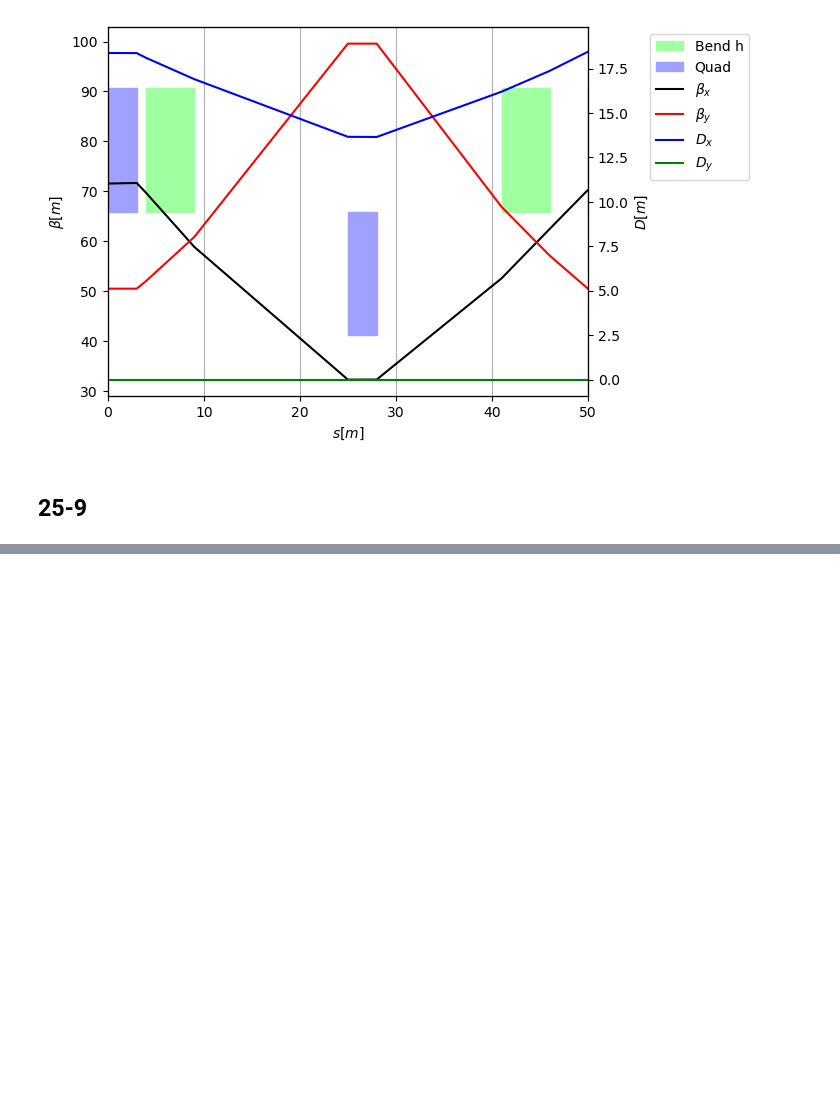
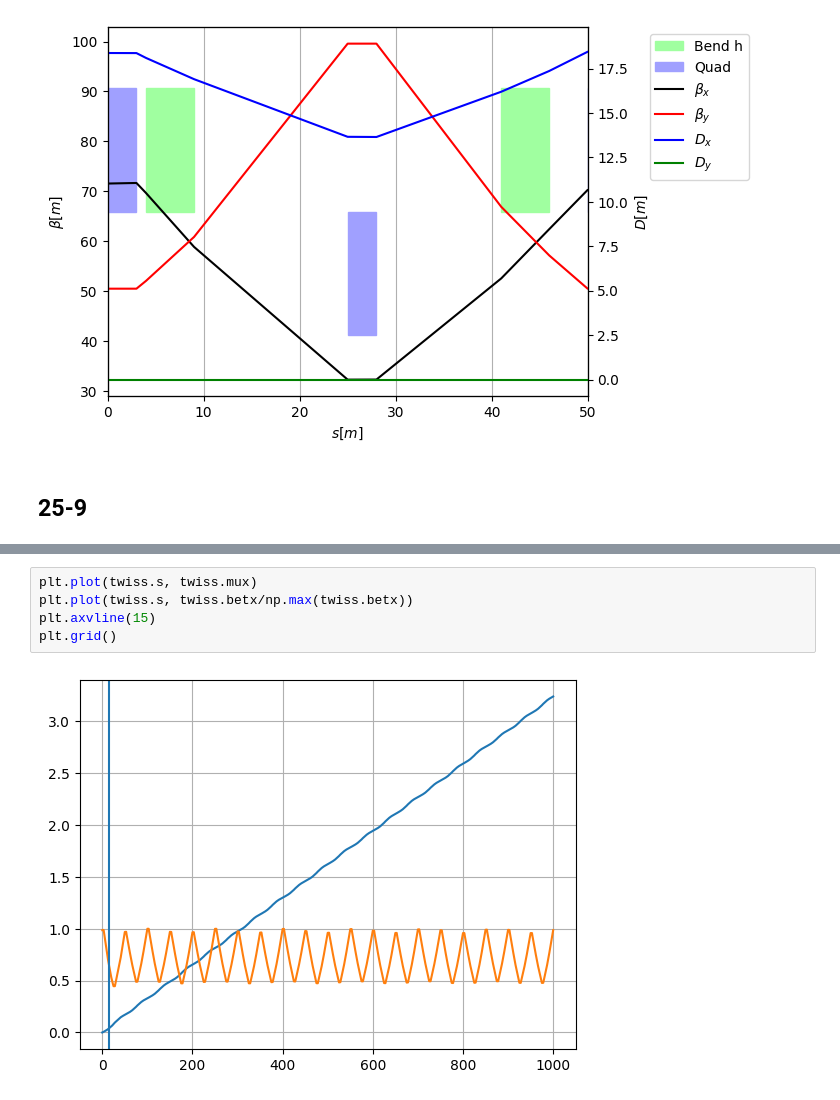
Before and after one commit to gornalexander/cas-beam-optics, a Jupyter notebook: Group_Oleksandr.ipynb, the cells around one changed output, grey strips where cells are left out. Cells and saved outputs as stored; diff of their text form; blank space fills up the shorter version.

```diff
--- a/Group_Oleksandr.ipynb
+++ b/Group_Oleksandr.ipynb
@@ -156,0 +178,7 @@ plt.xlim(0,50)
+# %%
+plt.plot(twiss.s, twiss.mux)
+plt.plot(twiss.s, twiss.betx/np.max(twiss.betx))
+plt.axvline(15)
+plt.grid()
+# %% [output]
+[figure, added]
```
Also changed, not shown: parts of 7 cells of this notebook.
